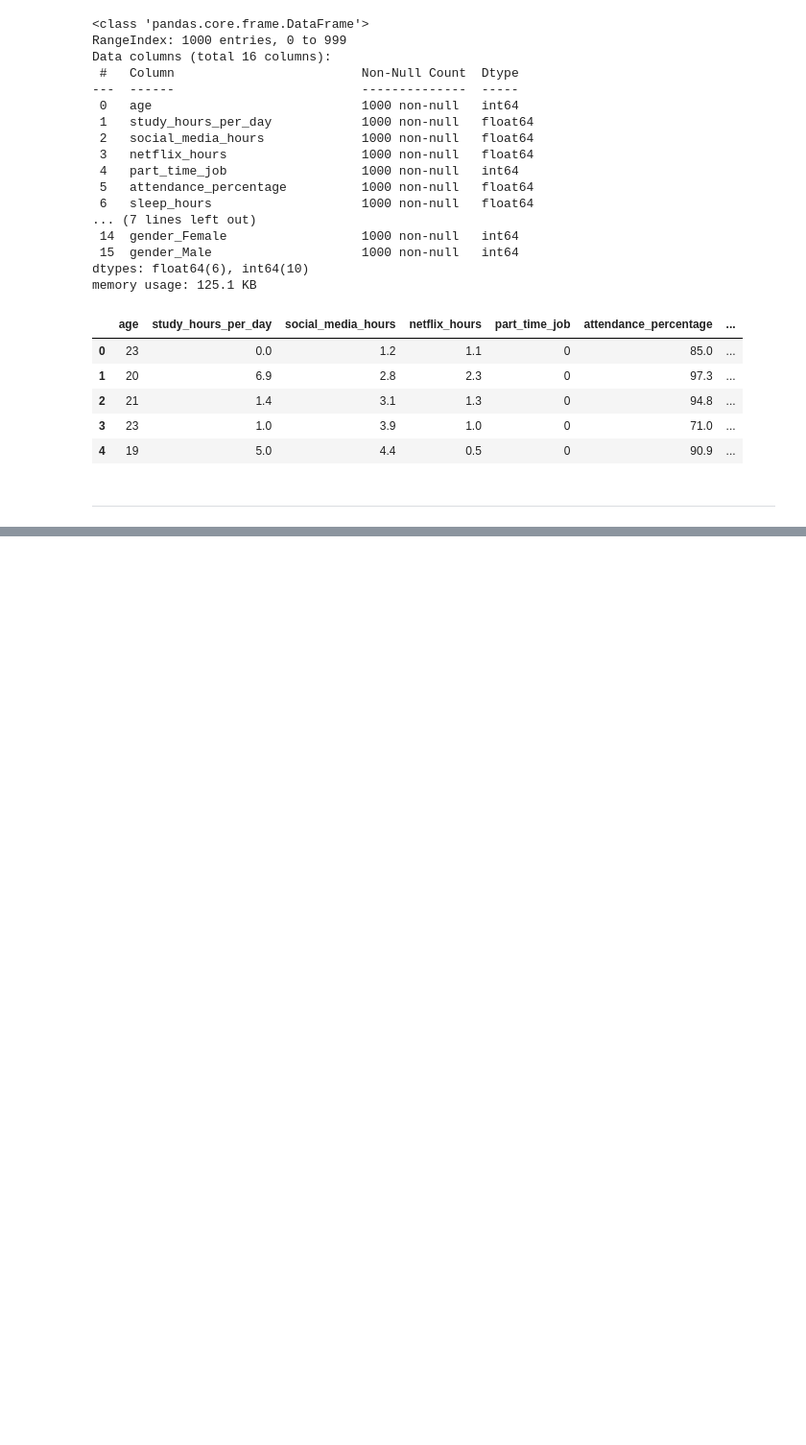
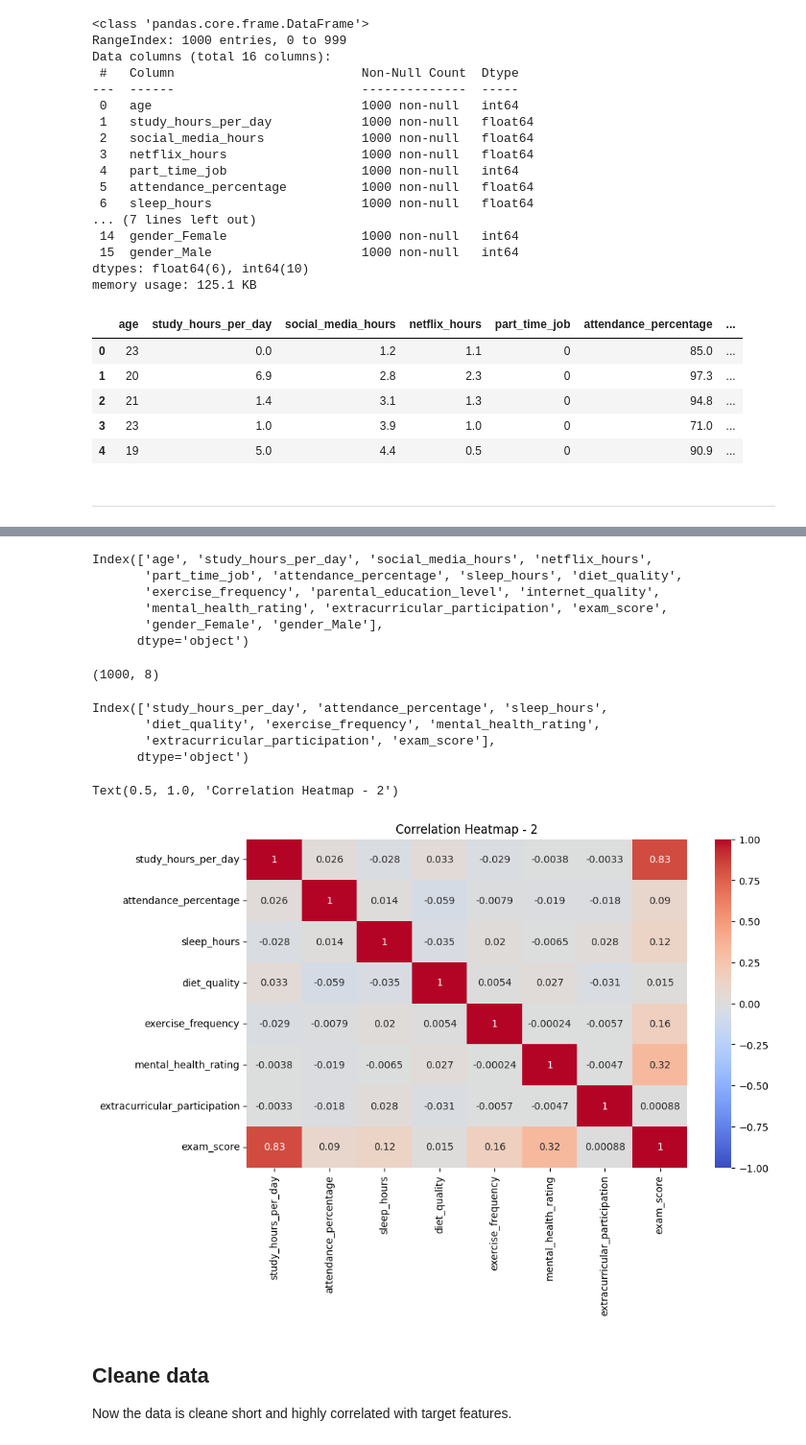
Before and after one commit to pradip-pawar1/student_habit_analysis, a Jupyter notebook: notebook & scrpit/data cleaning.ipynb, the cells around one changed output, grey strips where cells are left out. Shown at 96% size. Drawn from its saved outputs; the diff is of its cells as text; code cells hidden in the pictures; blank space fills up the shorter version.

Commit message:
cleaned data and trained simple `LinearRegression`

```diff
--- a/notebook & scrpit/data cleaning.ipynb
+++ b/notebook & scrpit/data cleaning.ipynb
@@ -305,0 +334,48 @@ df.head()
+# %%
+df.columns
+# %% [output]
+Index(['age', 'study_hours_per_day', 'social_media_hours', 'netflix_hours',
+       'part_time_job', 'attendance_percentage', 'sleep_hours', 'diet_quality',
+       'exercise_frequency', 'parental_education_level', 'internet_quality',
+       'mental_health_rating', 'extracurricular_participation', 'exam_score',
+       'gender_Female', 'gender_Male'],
+      dtype='object')
+# %%
+# Droping some unuseful featuers to reduce columns.
+df.drop(columns = ['social_media_hours',
+                   'netflix_hours',
+                   'internet_quality',
+                   'parental_education_level',
+                   'gender_Male',
+                   'gender_Female',
+                  'age',
+                  'part_time_job'],
+        inplace = True)
+# %%
+df.shape
+# %% [output]
+(1000, 8)
+# %%
+df.columns
+# %% [output]
+Index(['study_hours_per_day', 'attendance_percentage', 'sleep_hours',
+       'diet_quality', 'exercise_frequency', 'mental_health_rating',
+       'extracurricular_participation', 'exam_score'],
+      dtype='object')
+# %%
+corr_matrix = df.corr(numeric_only=True)
+# %%
+plt.figure(figsize=(10, 6))
+sns.heatmap(
+    corr_matrix,
+    annot=True,
+    cmap='coolwarm',
+    vmin=-1, vmax=1
+)
+plt.title("Correlation Heatmap - 2")
+# %% [output]
+Text(0.5, 1.0, 'Correlation Heatmap - 2')
+[figure, added]
+# %% [markdown]
+## Cleane data
+Now the data is cleane short and highly correlated with target features.
```
Also changed, not shown: parts of 5 cells of this notebook, 2 other files.
